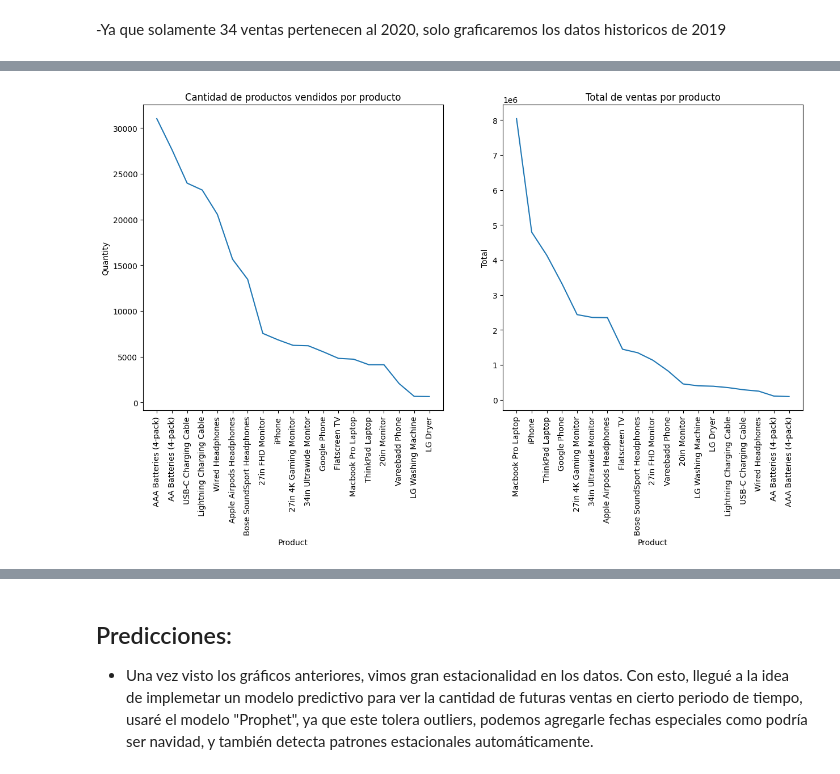
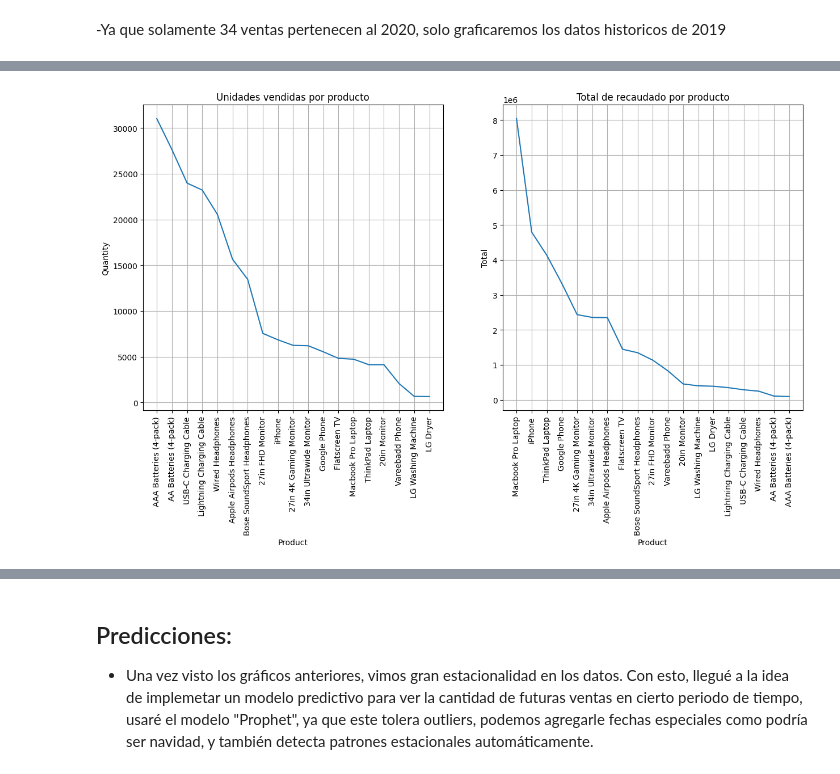
Before and after one commit to diegoGam1/Analisis_exploratorio_ventas, a Jupyter notebook: src/Analisis.ipynb, the cells around one changed output, grey strips where cells are left out. Drawn from its saved outputs; the diff is of its cells as text; code cells hidden in the pictures.

```diff
--- a/src/Analisis.ipynb
+++ b/src/Analisis.ipynb
@@ -341,41 +338,29 @@ df_filtrado.head()
 # %%
 df_products_sorted_quantity = df.groupby(["Product"])["Quantity Ordered"].sum().reset_index(name="Quantity").sort_values(by="Quantity", ascending=False)
 df_products_sorted_total = df.groupby(["Product"])["Total"].sum().reset_index().sort_values(by="Total", ascending=False)
 
 # display(df_products_sorted_quantity.head())
 plt.figure(figsize=(15, 7))
 plt.subplot(1,2,1)
 sns.lineplot(
     data = df_products_sorted_quantity,
     x= "Product",
     y = "Quantity"
 )
 plt.xticks(rotation=90)
-plt.title("Cantidad de productos vendidos por producto")
+plt.grid()
+plt.title("Unidades vendidas por producto")
 
 plt.subplot(1,2,2)
 sns.lineplot(
     data = df_products_sorted_total,
     x= "Product",
     y = "Total"
 )
-plt.title("Total de ventas por producto")
+plt.title("Total de recaudado por producto")
 plt.xticks(rotation=90)
+plt.grid()
 plt.show()
-# plt.figure(figsize=(12, 6))
-# sns.barplot(
-#     data=df,
-#     x="Product",
-#     y="Quantity Ordered",
-#     hue="Month",  # Agrega el mes como categoría
-#     estimator=sum,  # Suma las cantidades de cada mes
-#     palette="viridis"  # Puedes cambiar la paleta de colores
-# )
-
-# plt.xticks(rotation=90)
-# plt.title("Cantidad de productos vendidos por mes y producto")
-# plt.legend(title="Mes", bbox_to_anchor=(1, 1))  # Mueve la leyenda fuera para evitar saturación
-# plt.show()
 # %% [output]
-[figure, old version]
+[figure, new version]
 # %% [markdown]
```
Also changed, not shown: parts of 33 cells of this notebook.
